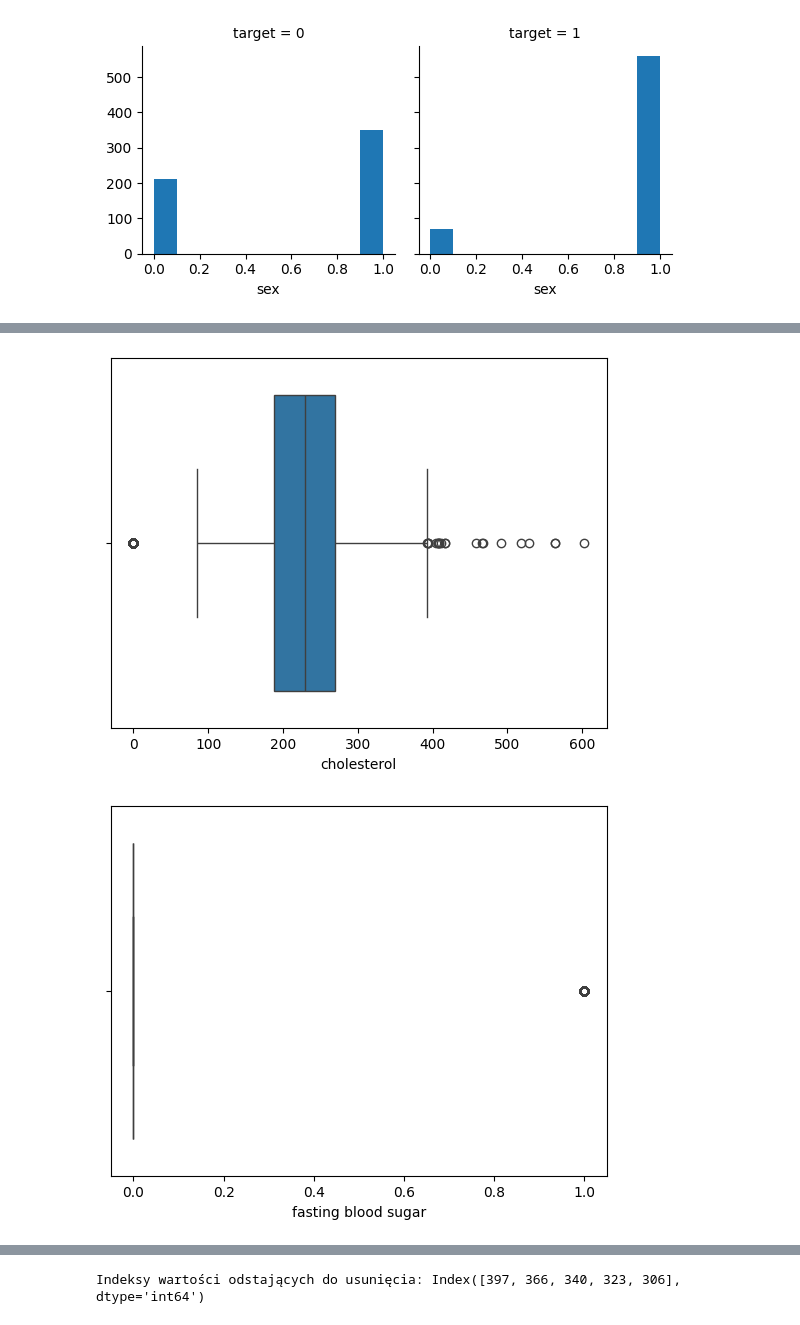
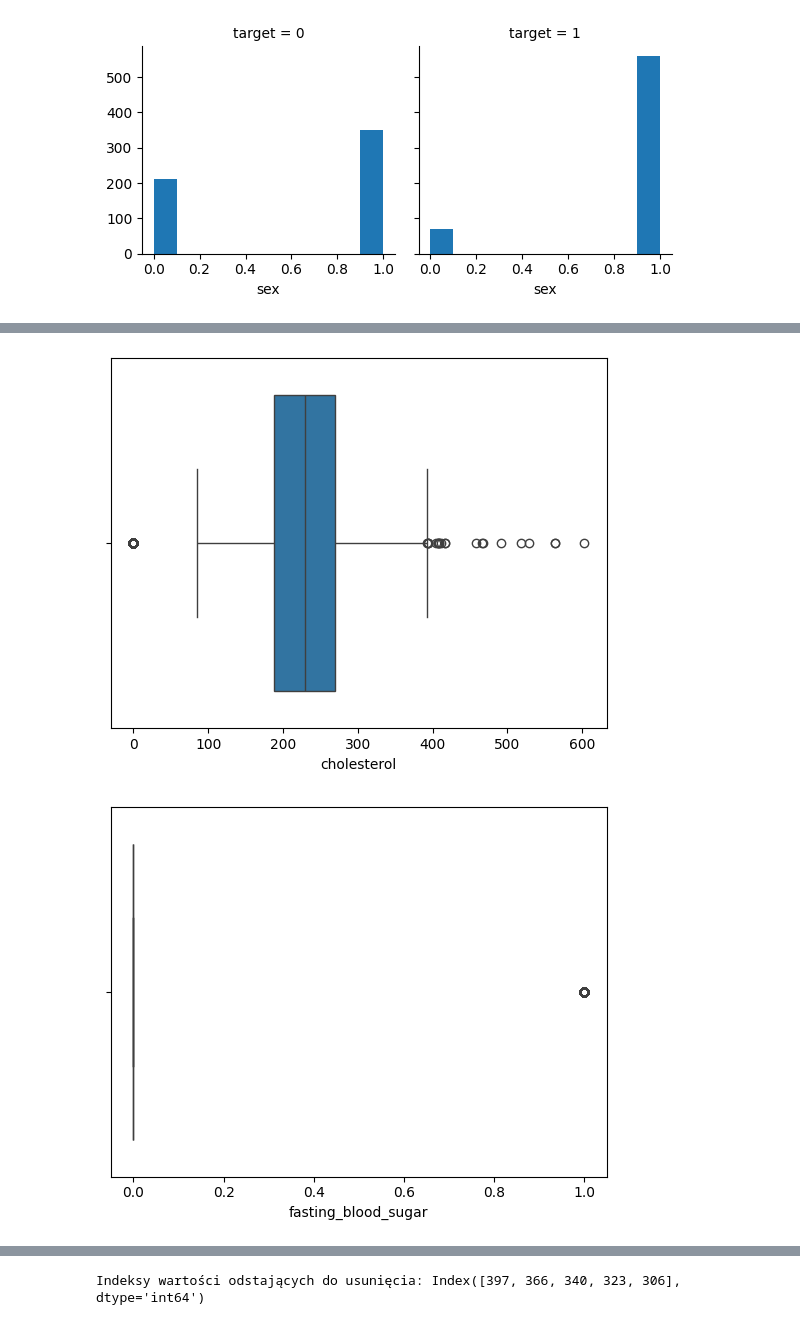
Before and after one commit to AsiaZendarska/Heart_attact_project, a Jupyter notebook: Heart_ds.ipynb, the cells around one changed output, grey strips where cells are left out. Cells and saved outputs as stored; diff of their text form; code cells hidden in the pictures.

```diff
--- a/Heart_ds.ipynb
+++ b/Heart_ds.ipynb
@@ -16,7 +14,9 @@ from sklearn.metrics import roc_curve, auc
 # %% [markdown]
 # Analiza zbioru
 # %%
-df_heart = pd.read_csv("/content/heart_statlog_cleveland_hungary_final.csv")
+df_heart = pd.read_csv("/Users/joann/Desktop/Dajana_ds/repozytoria/Heart_attact_project/heart_statlog_cleveland_hungary_final.csv")
+# %%
+df_heart.columns = df_heart.columns.str.replace(' ','_')
 # %%
 df_heart.head()
 # %% [output]
@@ -144,7 +137,10 @@ sex.map(plt.hist, 'sex', bins=10)
 [figure]
 # %%
 # Rozkład zmiennych numerycznych
-numerical_columns = df_heart.select_dtypes(include=['int64', 'float64']).columns
+def get_columns_by_dtype(df, include=None, exclude=None):
+    return df.select_dtypes(include=include, exclude=exclude).columns.tolist()
+
+numerical_columns = get_columns_by_dtype(df_heart, include=['number'])
 
 plt.figure(figsize=(40,30), dpi=100)
 
@@ -188,16 +184,18 @@ filtered
 | target | NaN | NaN | NaN | NaN | NaN | NaN | NaN | ... |
 # %%
 # Analiza punktów skajnych
-outliners = ['age', 'sex', 'chest pain type', 'resting bp s', 'cholesterol', 'fasting blood sugar', 'resting ecg', 'max heart rate','exercise angina', 'oldpeak', 'ST slope']
+outliners = ['age', 'sex', 'chest_pain_type', 'resting_bp_s', 'cholesterol',
+       'fasting_blood_sugar', 'resting_ecg', 'max_heart_rate',
+       'exercise_angina', 'oldpeak', 'ST_slope', ]
 
 for i, col in enumerate(df_heart[outliners]):
   sns.boxplot(x=col, data=df_heart)
   plt.show()
 # %% [output]
 [figure]
 [figure]
 [figure]
 [figure]
 [figure]
-[figure, old version]
+[figure, new version]
 [figure]
```
Also changed, not shown: parts of 32 cells of this notebook, 2 other files.
